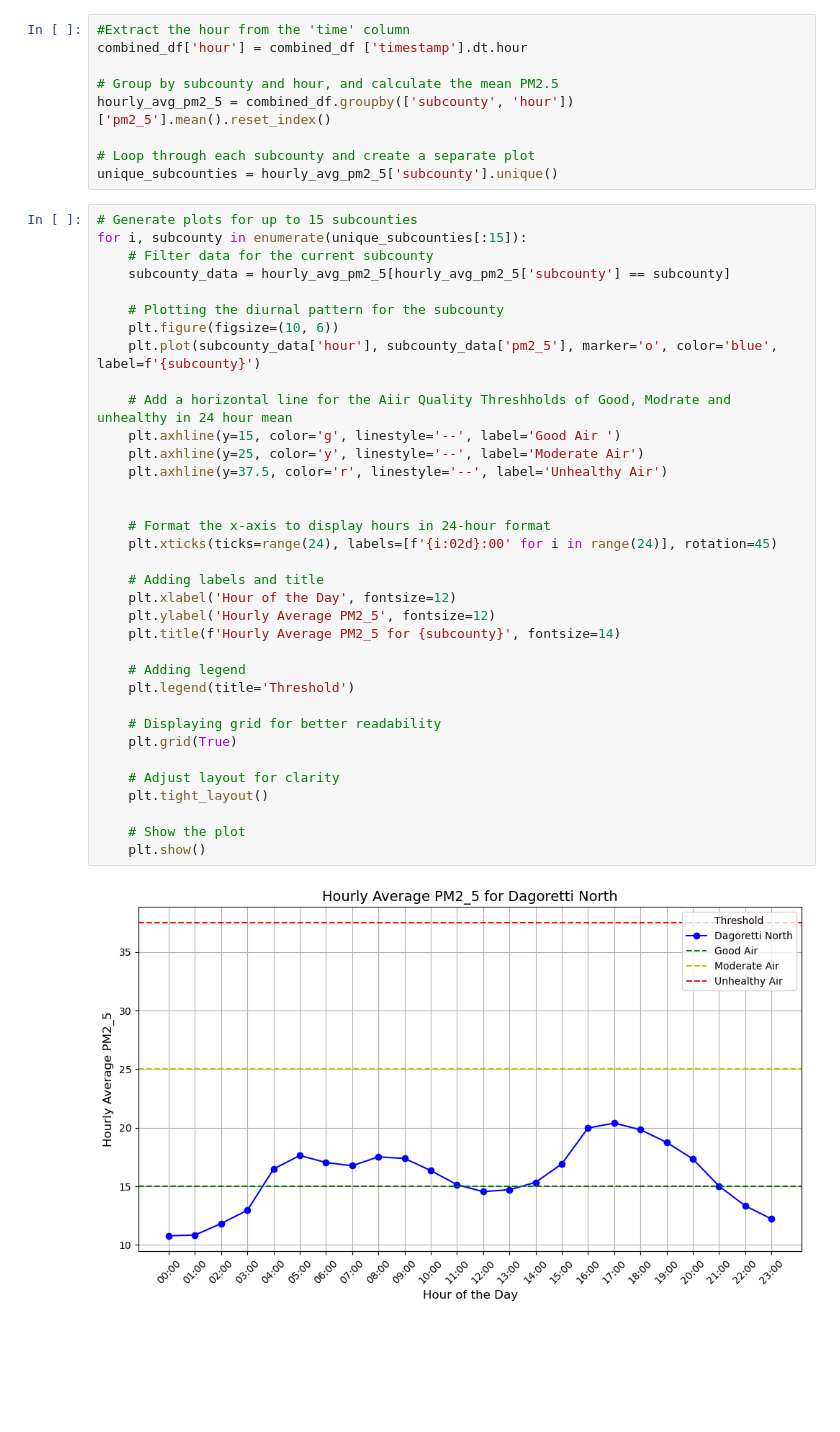
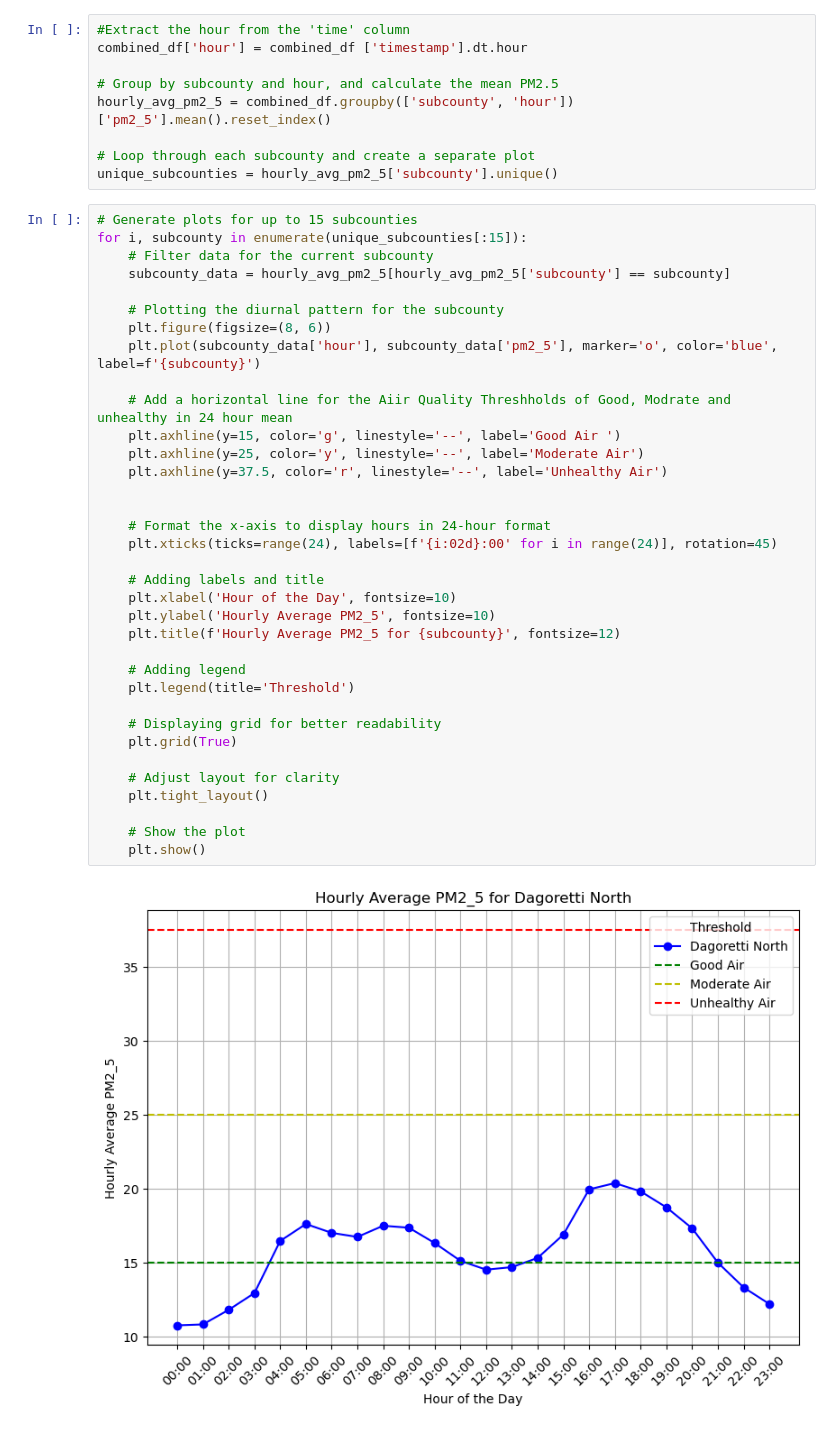
Before and after one commit to ANGI3MAINA/Air_quality_-2024, a Jupyter notebook: notebook.ipynb, the cells around one changed output. Cells and saved outputs as stored; diff of their text form; blank space fills up the shorter version.

Commit message:
Hourly avrages

```diff
--- a/notebook.ipynb
+++ b/notebook.ipynb
@@ -373,35 +373,35 @@ unique_subcounties = hourly_avg_pm2_5['subcounty'].unique()
 for i, subcounty in enumerate(unique_subcounties[:15]):
     # Filter data for the current subcounty
     subcounty_data = hourly_avg_pm2_5[hourly_avg_pm2_5['subcounty'] == subcounty]
 
     # Plotting the diurnal pattern for the subcounty
-    plt.figure(figsize=(10, 6))
+    plt.figure(figsize=(8, 6))
     plt.plot(subcounty_data['hour'], subcounty_data['pm2_5'], marker='o', color='blue', label=f'{subcounty}')
 
     # Add a horizontal line for the Aiir Quality Threshholds of Good, Modrate and unhealthy in 24 hour mean
     plt.axhline(y=15, color='g', linestyle='--', label='Good Air ')
     plt.axhline(y=25, color='y', linestyle='--', label='Moderate Air')
     plt.axhline(y=37.5, color='r', linestyle='--', label='Unhealthy Air')
 
 
     # Format the x-axis to display hours in 24-hour format
     plt.xticks(ticks=range(24), labels=[f'{i:02d}:00' for i in range(24)], rotation=45)
 
     # Adding labels and title
-    plt.xlabel('Hour of the Day', fontsize=12)
-    plt.ylabel('Hourly Average PM2_5', fontsize=12)
-    plt.title(f'Hourly Average PM2_5 for {subcounty}', fontsize=14)
+    plt.xlabel('Hour of the Day', fontsize=10)
+    plt.ylabel('Hourly Average PM2_5', fontsize=10)
+    plt.title(f'Hourly Average PM2_5 for {subcounty}', fontsize=12)
 
     # Adding legend
     plt.legend(title='Threshold')
 
     # Displaying grid for better readability
     plt.grid(True)
 
     # Adjust layout for clarity
     plt.tight_layout()
 
     # Show the plot
     plt.show()
 # %% [output]
-[figure, old version]
+[figure, new version]
```
Also changed, not shown: parts of 1 cell of this notebook.
